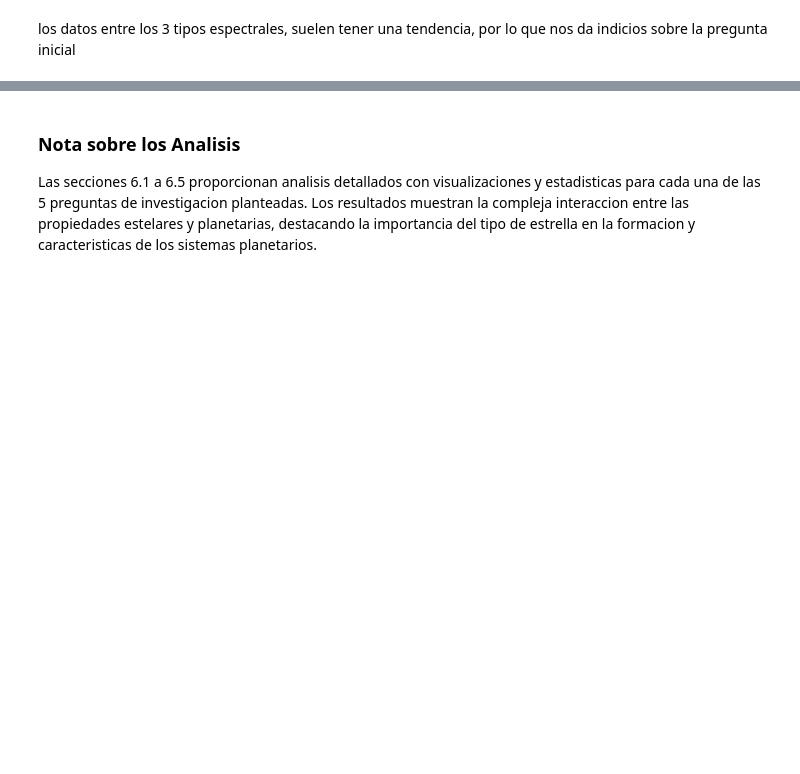
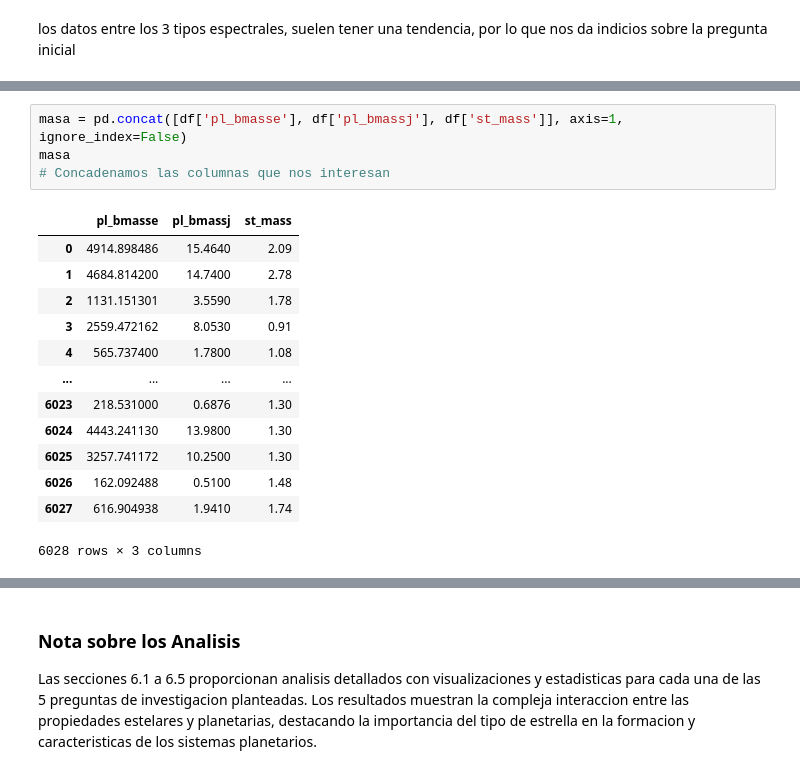
Before and after one commit to DaniFantasy/Proyecto-ciencia-de-datos, a Jupyter notebook: Preguntas/Exoplanet_EDA_Notebook.ipynb, the cells around one changed output, grey strips where cells are left out. Drawn from its saved outputs; the diff is of its cells as text; blank space fills up the shorter version.

```diff
--- a/Preguntas/Exoplanet_EDA_Notebook.ipynb
+++ b/Preguntas/Exoplanet_EDA_Notebook.ipynb
@@ -494,0 +136,18 @@ Masa planetaria máxima observada por clase espectral:
+# %%
+masa = pd.concat([df['pl_bmasse'], df['pl_bmassj'], df['st_mass']], axis=1, ignore_index=False)
+masa
+# Concadenamos las columnas que nos interesan
+# %% [output]
+|  | pl_bmasse | pl_bmassj | st_mass |
+| 0 | 4914.898486 | 15.4640 | 2.09 |
+| 1 | 4684.814200 | 14.7400 | 2.78 |
+| 2 | 1131.151301 | 3.5590 | 1.78 |
+| 3 | 2559.472162 | 8.0530 | 0.91 |
+| 4 | 565.737400 | 1.7800 | 1.08 |
+| ... | ... | ... | ... |
+| 6023 | 218.531000 | 0.6876 | 1.30 |
+| 6024 | 4443.241130 | 13.9800 | 1.30 |
+| 6025 | 3257.741172 | 10.2500 | 1.30 |
+| 6026 | 162.092488 | 0.5100 | 1.48 |
+| 6027 | 616.904938 | 1.9410 | 1.74 |
+6028 rows × 3 columns
```
Also changed, not shown: parts of 42 cells of this notebook, 1 other file.
